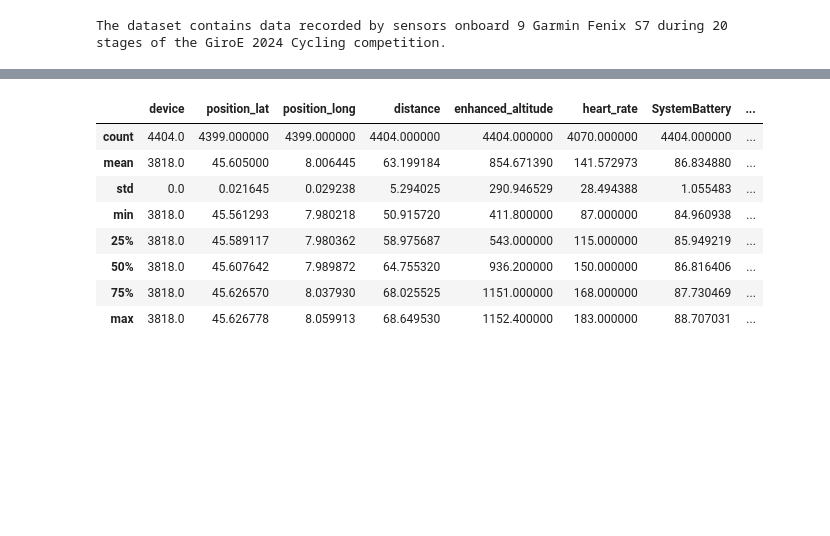
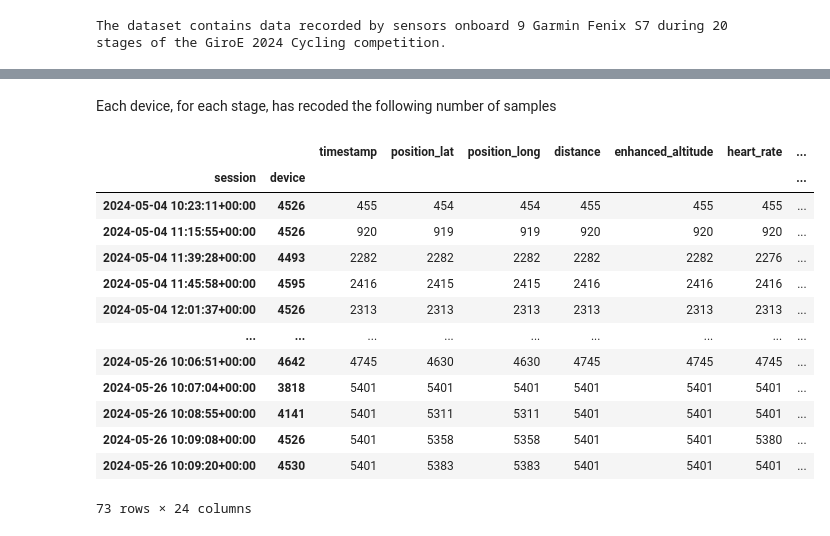
Before and after one commit to delloiaconos/most-garmin-grabber, a Jupyter notebook: datasetDescription.ipynb, the cells around one changed output, grey strips where cells are left out. Cells and saved outputs as stored; diff of their text form; code cells hidden in the pictures; blank space fills up the shorter version.

```diff
--- a/datasetDescription.ipynb
+++ b/datasetDescription.ipynb
@@ -23,0 +11,2 @@ df
+# %%
+df['date']=df.session.dt.date
@@ -53,14 +79,21 @@ Each record contains the following measures:
-# %%
-for g in df.groupby(['device', 'session']):
-    display(g[1].describe())
-    break
-# %% [output]
-|  | device | position_lat | position_long | distance | enhanced_altitude | heart_rate | SystemBattery | ... |
-| count | 4404.0 | 4399.000000 | 4399.000000 | 4404.000000 | 4404.000000 | 4070.000000 | 4404.000000 | ... |
-| mean | 3818.0 | 45.605000 | 8.006445 | 63.199184 | 854.671390 | 141.572973 | 86.834880 | ... |
-| std | 0.0 | 0.021645 | 0.029238 | 5.294025 | 290.946529 | 28.494388 | 1.055483 | ... |
-| min | 3818.0 | 45.561293 | 7.980218 | 50.915720 | 411.800000 | 87.000000 | 84.960938 | ... |
-| 25% | 3818.0 | 45.589117 | 7.980362 | 58.975687 | 543.000000 | 115.000000 | 85.949219 | ... |
-| 50% | 3818.0 | 45.607642 | 7.989872 | 64.755320 | 936.200000 | 150.000000 | 86.816406 | ... |
-| 75% | 3818.0 | 45.626570 | 8.037930 | 68.025525 | 1151.000000 | 168.000000 | 87.730469 | ... |
-| max | 3818.0 | 45.626778 | 8.059913 | 68.649530 | 1152.400000 | 183.000000 | 88.707031 | ... |
+# %% [markdown]
+Each device, for each stage, has recoded the following number of samples
+# %%
+session_count=df.groupby(['session','device']).count()
+session_count.to_csv('samples_count.csv')
+session_count
+# %% [output]
+|  |  | timestamp | position_lat | position_long | distance | enhanced_altitude | heart_rate | ... |
+| session | device |  |  |  |  |  |  | ... |
+| 2024-05-04 10:23:11+00:00 | 4526 | 455 | 454 | 454 | 455 | 455 | 455 | ... |
+| 2024-05-04 11:15:55+00:00 | 4526 | 920 | 919 | 919 | 920 | 920 | 920 | ... |
+| 2024-05-04 11:39:28+00:00 | 4493 | 2282 | 2282 | 2282 | 2282 | 2282 | 2276 | ... |
+| 2024-05-04 11:45:58+00:00 | 4595 | 2416 | 2415 | 2415 | 2416 | 2416 | 2416 | ... |
+| 2024-05-04 12:01:37+00:00 | 4526 | 2313 | 2313 | 2313 | 2313 | 2313 | 2313 | ... |
+| ... | ... | ... | ... | ... | ... | ... | ... | ... |
+| 2024-05-26 10:06:51+00:00 | 4642 | 4745 | 4630 | 4630 | 4745 | 4745 | 4745 | ... |
+| 2024-05-26 10:07:04+00:00 | 3818 | 5401 | 5401 | 5401 | 5401 | 5401 | 5401 | ... |
+| 2024-05-26 10:08:55+00:00 | 4141 | 5401 | 5311 | 5311 | 5401 | 5401 | 5401 | ... |
+| 2024-05-26 10:09:08+00:00 | 4526 | 5401 | 5358 | 5358 | 5401 | 5401 | 5380 | ... |
+| 2024-05-26 10:09:20+00:00 | 4530 | 5401 | 5383 | 5383 | 5401 | 5401 | 5401 | ... |
+73 rows × 24 columns
```
Also changed, not shown: parts of 14 cells of this notebook, 1 other file.
